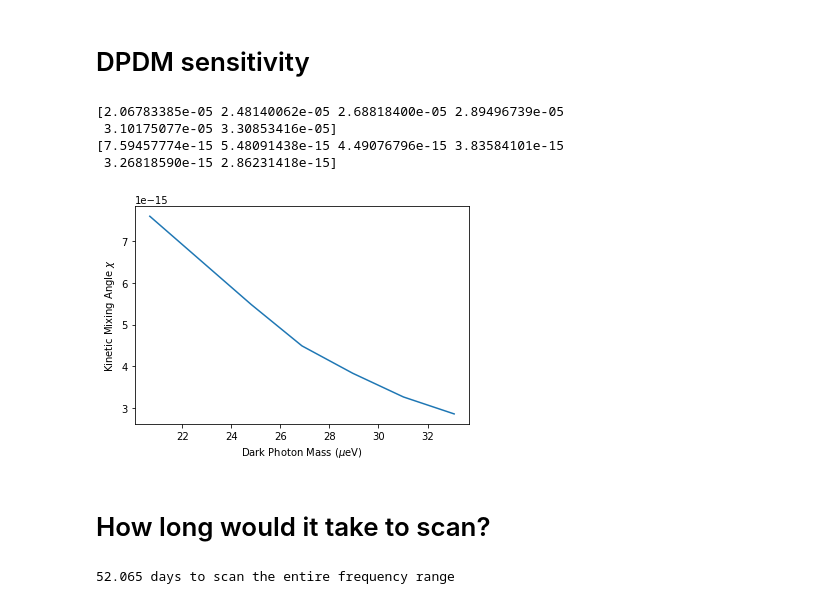
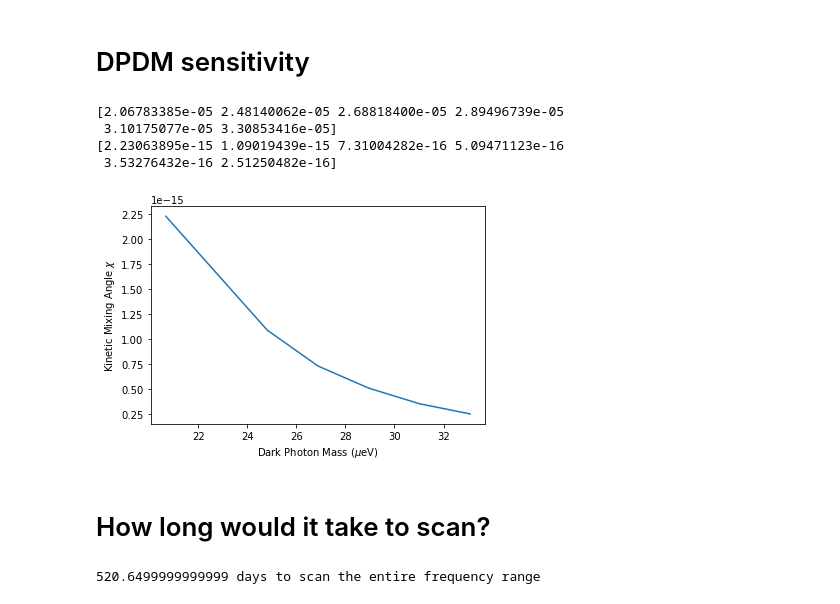
Before and after one commit to raphaelcervantes/jupyter_notebooks, a Jupyter notebook: estimate_dpdm_sensitivity.ipynb, the cells around one changed output. Saved outputs shown, nothing was run; the diff lists cells and outputs as text; code cells hidden in the pictures.

```diff
--- a/estimate_dpdm_sensitivity.ipynb
+++ b/estimate_dpdm_sensitivity.ipynb
@@ -32,37 +37,45 @@ b_GeV = b*Hz_to_GeV
 # DPDM sensitivity
 # %%
 beta = 1 #cavity coupling coefficient
-Lf = 1 # signal attenuation factor from data analysis
+Lf = 0.5 # signal attenuation factor from data analysis
 Vp = 16.8282 #cm^3
 Veff = Vp*ff #cm^3 #cavity volume times form factor
 rho = 0.45 #GeV/cm^3 local dark matter density
 #dt = 1.31e29 # 1/GeV 1 day
 dt = 1.5e25 # 1/GeV 10s integration time
-Q = 1e6 # quality factor. For now, min(DM halo Q, cavity loaded Q)
+QL = 1e7 # quality factor. For now, min(DM halo Q, cavity loaded Q
+Qa = 1e6
 SNR = 3
 Tn = 4.3e-15 #GeV #50 mK
 
-chi_unpolarized = np.sqrt((SNR*(beta+1)*b_GeV*Tn)/(beta*ma*rho*Veff*Q*Lf))*(b_GeV*dt)**(-1/4)
+f_GeV = freqs*Hz_to_GeV
+Pn_GeV2 = f_GeV*b_GeV*1/(np.exp(f_GeV/Tn))
+#print(Pn_GeV2)
+#chi_unpolarized1 = np.sqrt((SNR*(beta+1)*b_GeV*Tn)/(beta*ma*rho*Veff*Q*Lf))*(b_GeV*dt)**(-1/4)
+chi_unpolarized = np.sqrt((SNR*(beta+1)*Pn_GeV2)/(beta*ma*rho*Veff*Lf)*(QL+Qa)/(QL*Qa))*(b_GeV*dt)**(-1/4)
+
 chi_polarized = chi_unpolarized / np.sqrt(0.0025)*np.sqrt(1/3)
 print(ma*1e9)
 print(chi_unpolarized)
 plt.plot(ma*1e15, chi_unpolarized)
+#plt.plot(ma*1e15, chi_unpolarized1)
+
 plt.xlabel(r'Dark Photon Mass ($\mu$eV)')
 plt.ylabel(r'Kinetic Mixing Angle $\chi$')
 plt.show()
 # %% [output]
 [2.06783385e-05 2.48140062e-05 2.68818400e-05 2.89496739e-05
  3.10175077e-05 3.30853416e-05]
-[7.59457774e-15 5.48091438e-15 4.49076796e-15 3.83584101e-15
- 3.26818590e-15 2.86231418e-15]
+[2.23063895e-15 1.09019439e-15 7.31004282e-16 5.09471123e-16
+ 3.53276432e-16 2.51250482e-16]
-[figure, old version]
+[figure, new version]
 # %% [markdown]
 # How long would it take to scan?
 # %%
-Q_cav = 1e6 #not sure
+Q_cav = 1e7 #not sure
 delta_f = np.mean(freqs)/Q_cav # cavity bandwidth
 Delta_f = 3e9 #3 GHz # total search bandwidth
 total_time_days = Delta_f/delta_f*10*1.157e-5 #100 s per step
 print('{} days to scan the entire frequency range'.format(total_time_days))
 # %% [output]
-52.065 days to scan the entire frequency range
+520.6499999999999 days to scan the entire frequency range
```
Also changed, not shown: parts of 7 cells of this notebook, 1 other file.
